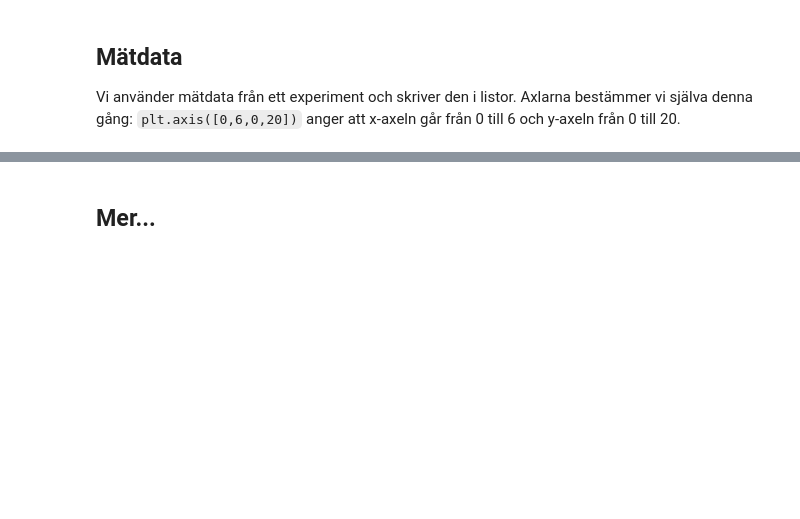
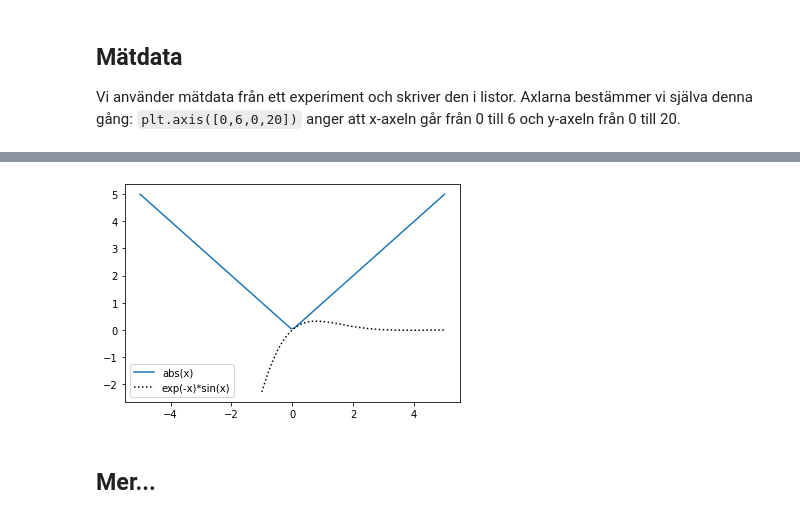
Before and after one commit to cognitrap/progr, a Jupyter notebook: plot2.ipynb, the cells around one changed output, grey strips where cells are left out. Saved outputs shown, nothing was run; the diff lists cells and outputs as text; code cells hidden in the pictures; blank space fills up the shorter version.

```diff
--- a/plot2.ipynb
+++ b/plot2.ipynb
@@ -214,25 +248,32 @@ Teckenförklaringen: `legend(loc='best', fontsize='small')
 # %%
 #import lite annorlunda denna gång
 from numpy import *
 from matplotlib.pyplot import *
 
 #abs(x)
 x=linspace(-5, 5, 100)
 y=abs(x)
-#plot(x,y, label='abs(x)')
-plot(x,y, label=r'$\sqrt{t}$') #Obs LaTeX
+plot(x,y, label='abs(x)')
+
+#LaTeX alternativ
+#plot(x,y, label=r'$\left|x\right|$')
+
 
 #exp(-x)*sin(x)
 x=linspace(-1, 5, 100)
 y=exp(-x)*sin(x)
 plot(x,y,'k:', label='exp(-x)*sin(x)')
+
+#LaTeX alternativ
 #plot(x,y,'k:', label=r'$e^{-x}\cdot\sin(x)$')
 
 
 legend(loc='best', fontsize='medium')
 
 show()
 #savefig('plot.png')
+# %% [output]
+[figure, added]
 # %% [markdown]
 ## Mer...
 # %%
```
Also changed, not shown: parts of 19 cells of this notebook, 3 other files.
